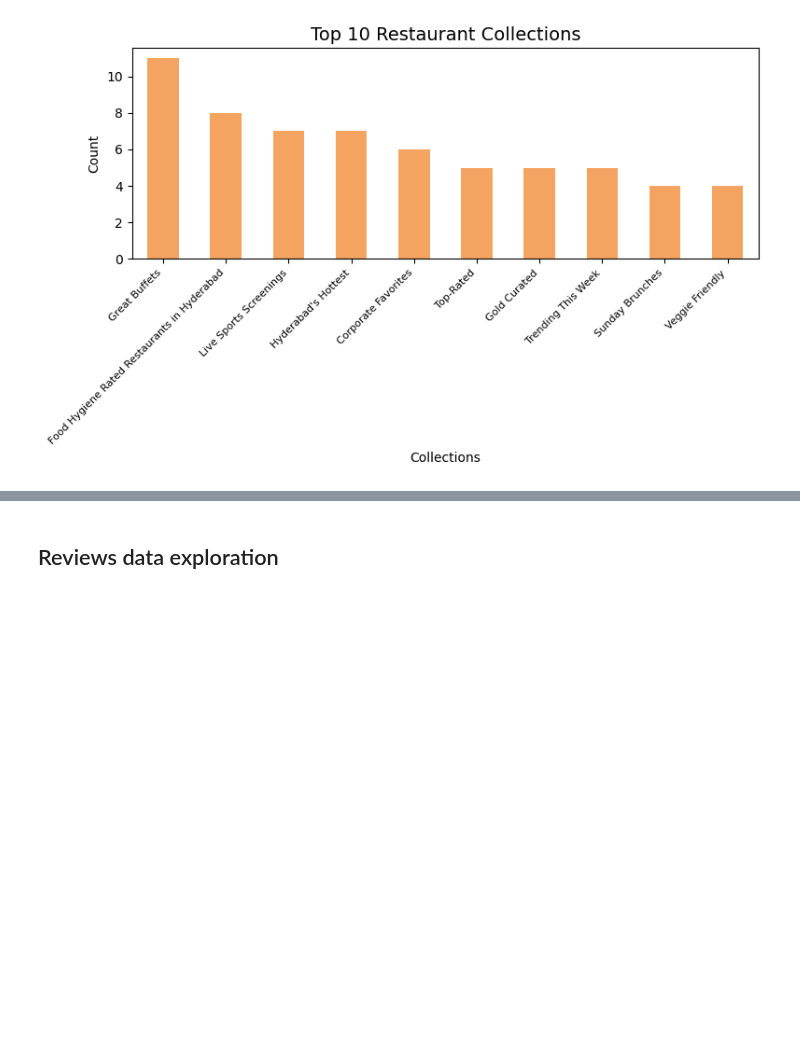
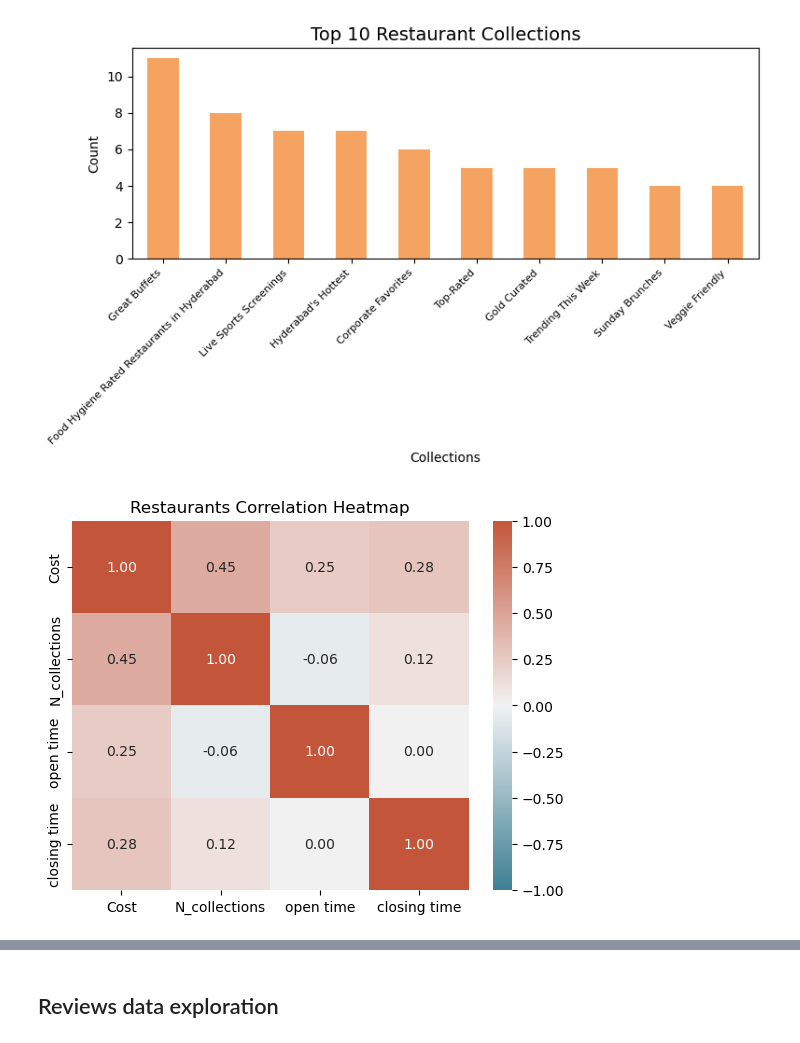
Before and after one commit to miguel-s-nascimento/TM_Project, a Jupyter notebook: exploration.ipynb, the cells around one changed output, grey strips where cells are left out. Saved outputs shown, nothing was run; the diff lists cells and outputs as text; code cells hidden in the pictures; blank space fills up the shorter version.

Commit message:
add_plots

```diff
--- a/exploration.ipynb
+++ b/exploration.ipynb
@@ -127,3 +119,13 @@ plot_top10_bar(cuisines_exploded)
 plot_top10_bar(collections_exploded)
 # %% [output]
 [figure]
+# %%
+sns.heatmap(restaurants.corr(numeric_only=True),
+            vmin=-1,
+            vmax=1,
+            cmap=sns.diverging_palette(220, 20, as_cmap=True),
+            annot=True,
+            fmt='.2f').set_title('Restaurants Correlation Heatmap')
+plt.show()
+# %% [output]
+[figure, added]
```
Also changed, not shown: parts of 13 cells of this notebook.
